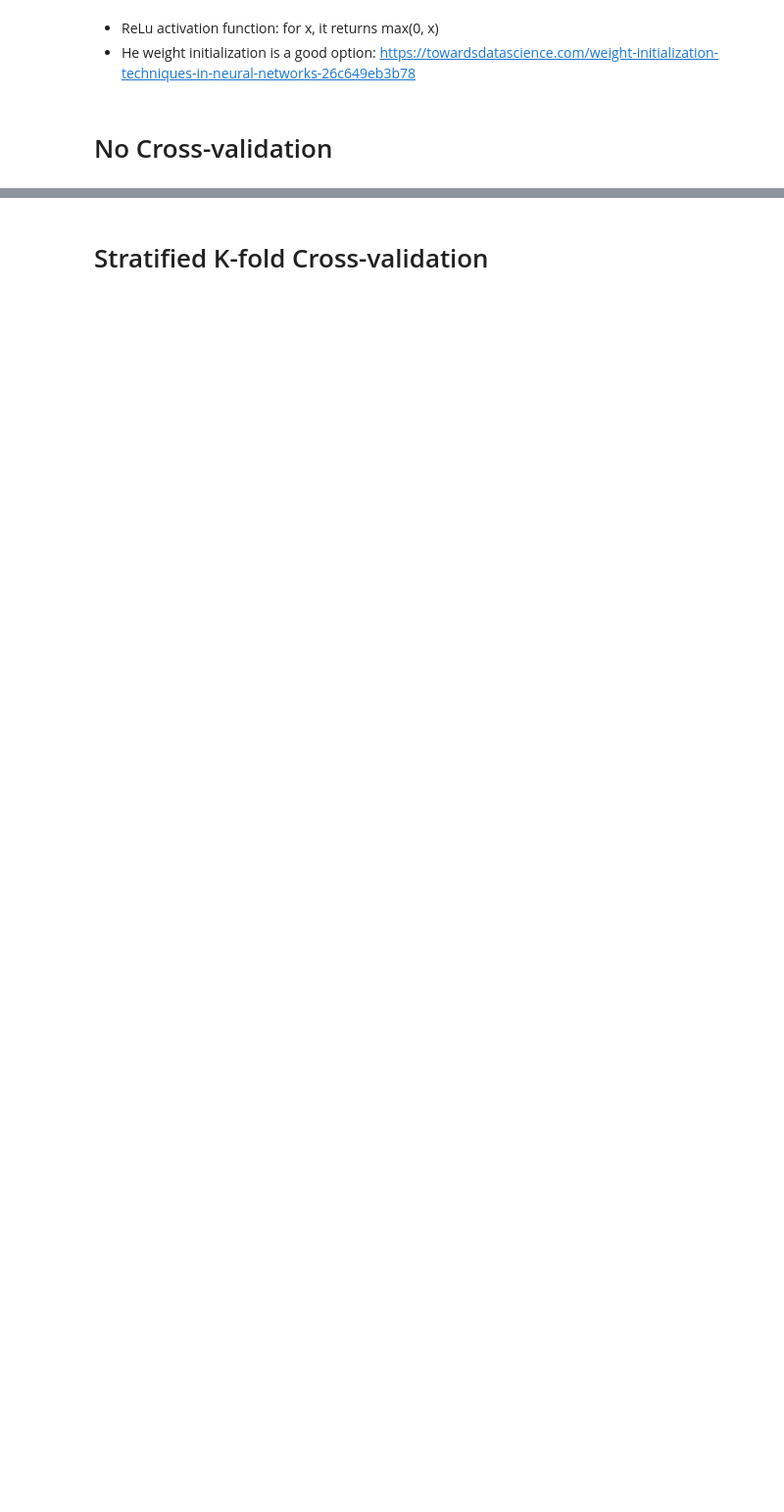
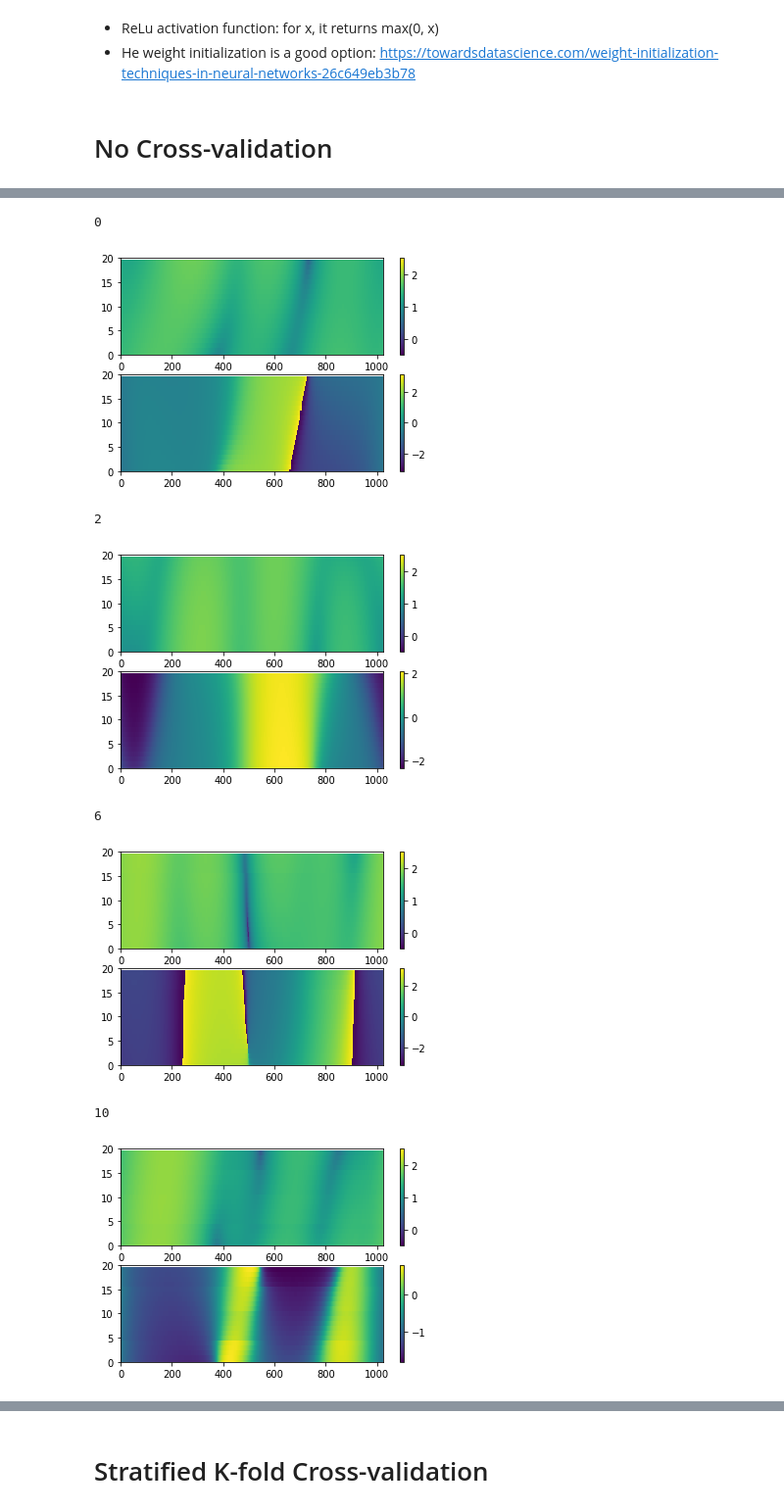
Before and after one commit to musicbyjing/cosmic_dawn_rfi, a Jupyter notebook: classification.ipynb, the cells around one changed output, grey strips where cells are left out. Shown at 98% size. Cells and saved outputs as stored; diff of their text form; code cells hidden in the pictures; blank space fills up the shorter version.

```diff
--- a/classification.ipynb
+++ b/classification.ipynb
@@ -127,0 +124,16 @@ Test Accuracy: 0.992
+# %%
+for i, val in enumerate(X):
+    if i > 25:
+        break
+    if i not in faulty_predictions:
+        print(i)
+        plot_one_vis(val, 20)
+# %% [output]
+0
+[figure, added]
+2
+[figure, added]
+6
+[figure, added]
+10
+[figure, added]
```
Also changed, not shown: parts of 7 cells of this notebook, 1 other file.
